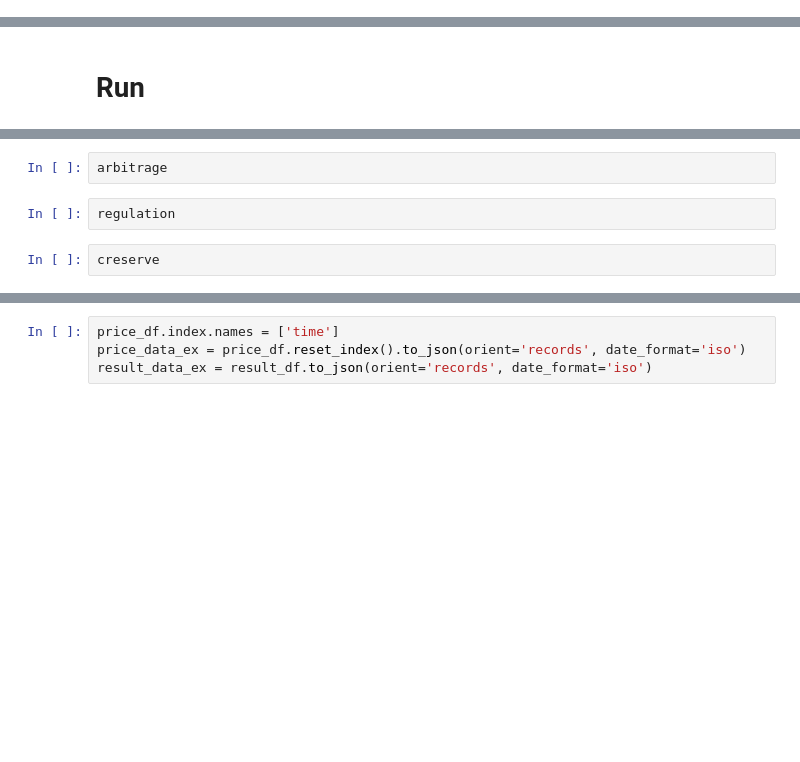
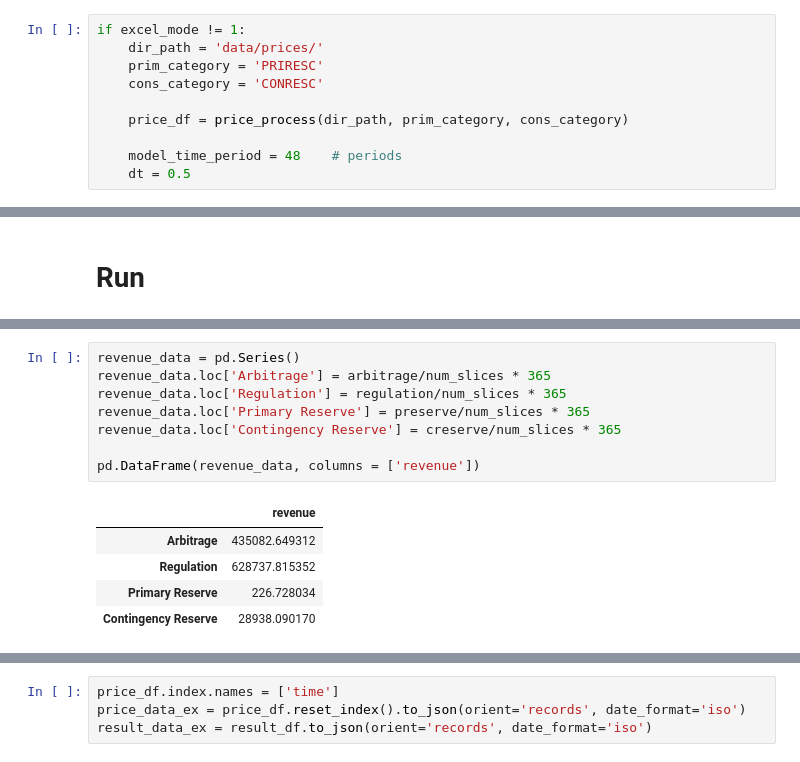
Before and after one commit to AlmostDoneButNever/bess-optimizer, a Jupyter notebook: model.ipynb, the cells around one changed output, grey strips where cells are left out. Drawn from its saved outputs; the diff is of its cells as text; blank space fills up the shorter version.

```diff
--- a/model.ipynb
+++ b/model.ipynb
@@ -153,0 +34,10 @@ concatenated_dataframes['reserve']
+# %%
+if excel_mode != 1:
+    dir_path = 'data/prices/'
+    prim_category = 'PRIRESC'
+    cons_category = 'CONRESC'
+
+    price_df = price_process(dir_path, prim_category, cons_category)
+
+    model_time_period = 48    # periods
+    dt = 0.5
@@ -406,6 +338,14 @@ print(total_revenue)
-# %%
-arbitrage
-# %%
-regulation
-# %%
-creserve
+# %%
+revenue_data = pd.Series()
+revenue_data.loc['Arbitrage'] = arbitrage/num_slices * 365
+revenue_data.loc['Regulation'] = regulation/num_slices * 365
+revenue_data.loc['Primary Reserve'] = preserve/num_slices * 365
+revenue_data.loc['Contingency Reserve'] = creserve/num_slices * 365
+
+pd.DataFrame(revenue_data, columns = ['revenue'])
+# %% [output]
+|  | revenue |
+| Arbitrage | 435082.649312 |
+| Regulation | 628737.815352 |
+| Primary Reserve | 226.728034 |
+| Contingency Reserve | 28938.090170 |
```
Also changed, not shown: parts of 24 cells of this notebook, 47 other files.
